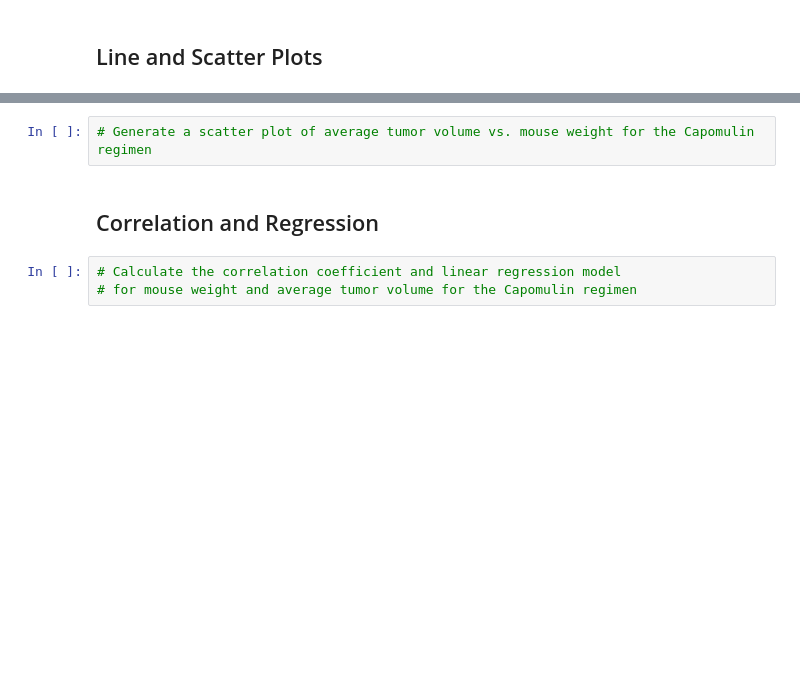
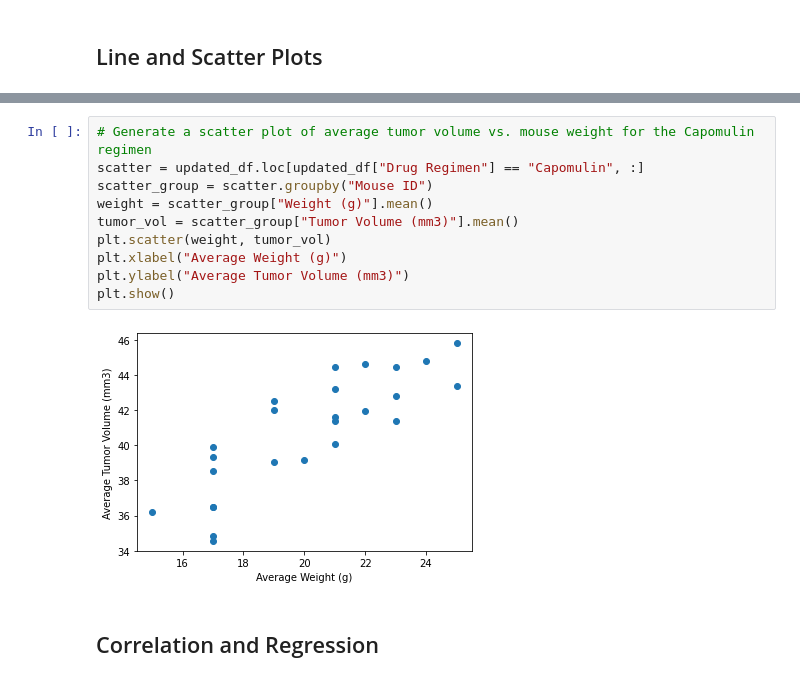
Before and after one commit to vishaalgupta/matplotlib-challenge, a Jupyter notebook: Pymaceuticals/pymaceuticals_starter.ipynb, the cells around one changed output, grey strips where cells are left out. Drawn from its saved outputs; the diff is of its cells as text; blank space fills up the shorter version.

```diff
--- a/Pymaceuticals/pymaceuticals_starter.ipynb
+++ b/Pymaceuticals/pymaceuticals_starter.ipynb
@@ -244,7 +252,14 @@ plt.show()
-# %%
-# Generate a scatter plot of average tumor volume vs. mouse weight for the Capomulin regimen
+# %%
+# Generate a scatter plot of average tumor volume vs. mouse weight for the Capomulin regimen
+scatter = updated_df.loc[updated_df["Drug Regimen"] == "Capomulin", :]
+scatter_group = scatter.groupby("Mouse ID")
+weight = scatter_group["Weight (g)"].mean()
+tumor_vol = scatter_group["Tumor Volume (mm3)"].mean()
+plt.scatter(weight, tumor_vol)
+plt.xlabel("Average Weight (g)")
+plt.ylabel("Average Tumor Volume (mm3)")
+plt.show()
+# %% [output]
+[figure, added]
 # %% [markdown]
 ## Correlation and Regression
-# %%
-# Calculate the correlation coefficient and linear regression model
-# for mouse weight and average tumor volume for the Capomulin regimen
```
Also changed, not shown: parts of 4 cells of this notebook.
